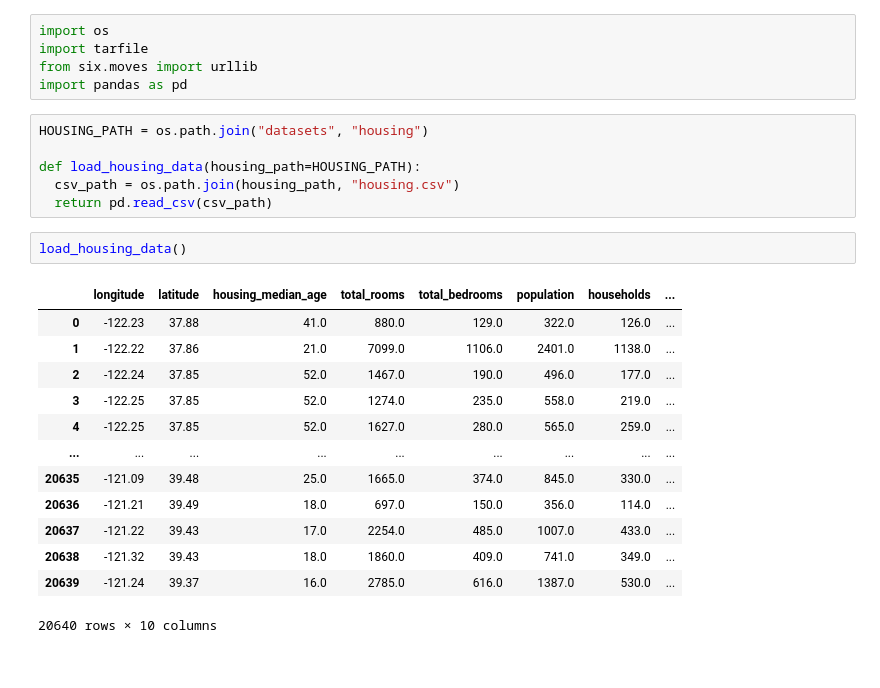
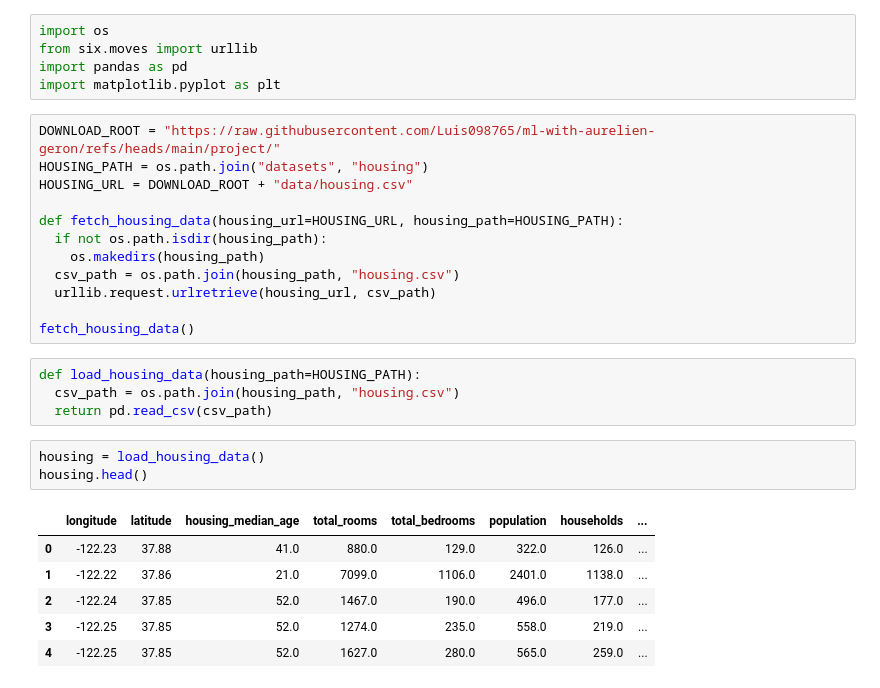
Before and after one commit to Luis098765/ml-with-aurelien-geron, a Jupyter notebook: project/notebooks/ch02/End_to_End_Machine_Learning_Project.ipynb, the cells around one changed output. Drawn from its saved outputs; the diff is of its cells as text.

```diff
--- a/project/notebooks/ch02/End_to_End_Machine_Learning_Project.ipynb
+++ b/project/notebooks/ch02/End_to_End_Machine_Learning_Project.ipynb
@@ -3,27 +3,31 @@
 # %%
 import os
-import tarfile
 from six.moves import urllib
 import pandas as pd
+import matplotlib.pyplot as plt
+# %%
+DOWNLOAD_ROOT = "https://raw.githubusercontent.com/Luis098765/ml-with-aurelien-geron/refs/heads/main/project/"
+HOUSING_PATH = os.path.join("datasets", "housing")
+HOUSING_URL = DOWNLOAD_ROOT + "data/housing.csv"
+
+def fetch_housing_data(housing_url=HOUSING_URL, housing_path=HOUSING_PATH):
+  if not os.path.isdir(housing_path):
+    os.makedirs(housing_path)
+  csv_path = os.path.join(housing_path, "housing.csv")
+  urllib.request.urlretrieve(housing_url, csv_path)
+
+fetch_housing_data()
 # %%
-HOUSING_PATH = os.path.join("datasets", "housing")
-
 def load_housing_data(housing_path=HOUSING_PATH):
   csv_path = os.path.join(housing_path, "housing.csv")
   return pd.read_csv(csv_path)
-# %%
-load_housing_data()
-# %% [output]
-|  | longitude | latitude | housing_median_age | total_rooms | total_bedrooms | population | households | ... |
-| 0 | -122.23 | 37.88 | 41.0 | 880.0 | 129.0 | 322.0 | 126.0 | ... |
-| 1 | -122.22 | 37.86 | 21.0 | 7099.0 | 1106.0 | 2401.0 | 1138.0 | ... |
-| 2 | -122.24 | 37.85 | 52.0 | 1467.0 | 190.0 | 496.0 | 177.0 | ... |
-| 3 | -122.25 | 37.85 | 52.0 | 1274.0 | 235.0 | 558.0 | 219.0 | ... |
-| 4 | -122.25 | 37.85 | 52.0 | 1627.0 | 280.0 | 565.0 | 259.0 | ... |
-| ... | ... | ... | ... | ... | ... | ... | ... | ... |
-| 20635 | -121.09 | 39.48 | 25.0 | 1665.0 | 374.0 | 845.0 | 330.0 | ... |
-| 20636 | -121.21 | 39.49 | 18.0 | 697.0 | 150.0 | 356.0 | 114.0 | ... |
-| 20637 | -121.22 | 39.43 | 17.0 | 2254.0 | 485.0 | 1007.0 | 433.0 | ... |
-| 20638 | -121.32 | 39.43 | 18.0 | 1860.0 | 409.0 | 741.0 | 349.0 | ... |
-| 20639 | -121.24 | 39.37 | 16.0 | 2785.0 | 616.0 | 1387.0 | 530.0 | ... |
-20640 rows × 10 columns
+# %%
+housing = load_housing_data()
+housing.head()
+# %% [output]
+|  | longitude | latitude | housing_median_age | total_rooms | total_bedrooms | population | households | ... |
+| 0 | -122.23 | 37.88 | 41.0 | 880.0 | 129.0 | 322.0 | 126.0 | ... |
+| 1 | -122.22 | 37.86 | 21.0 | 7099.0 | 1106.0 | 2401.0 | 1138.0 | ... |
+| 2 | -122.24 | 37.85 | 52.0 | 1467.0 | 190.0 | 496.0 | 177.0 | ... |
+| 3 | -122.25 | 37.85 | 52.0 | 1274.0 | 235.0 | 558.0 | 219.0 | ... |
+| 4 | -122.25 | 37.85 | 52.0 | 1627.0 | 280.0 | 565.0 | 259.0 | ... |
```
Also changed, not shown: parts of 6 cells of this notebook.
